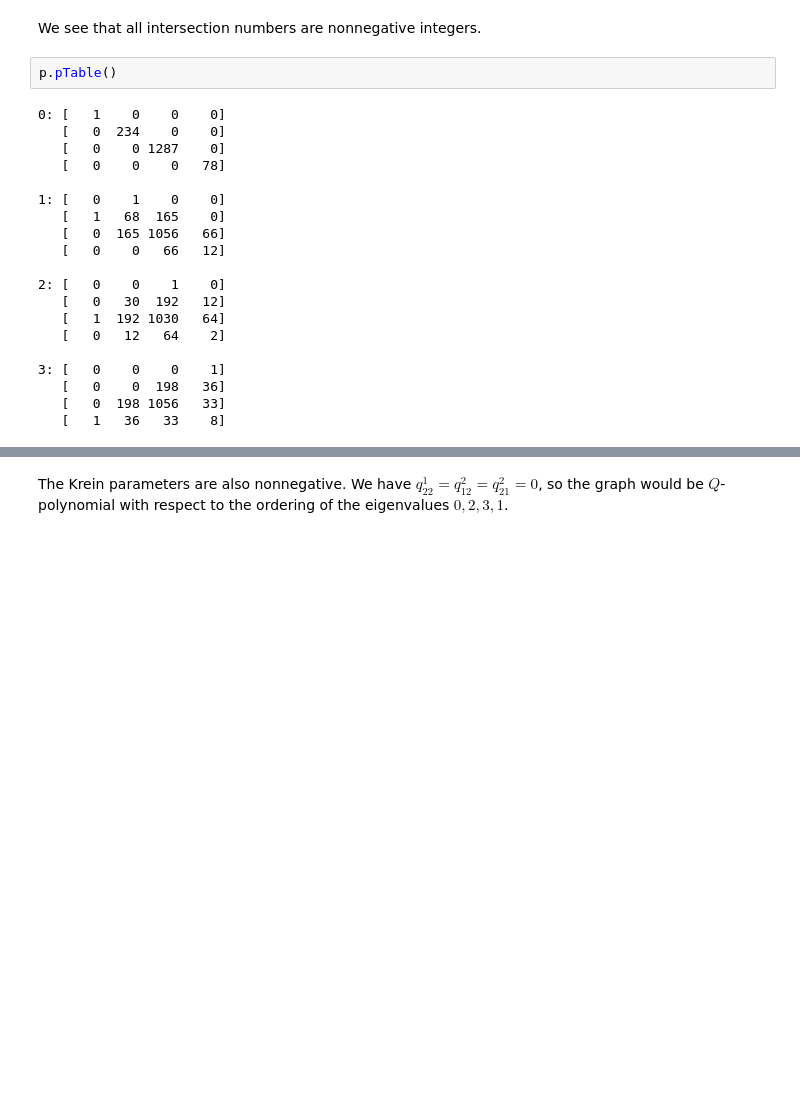
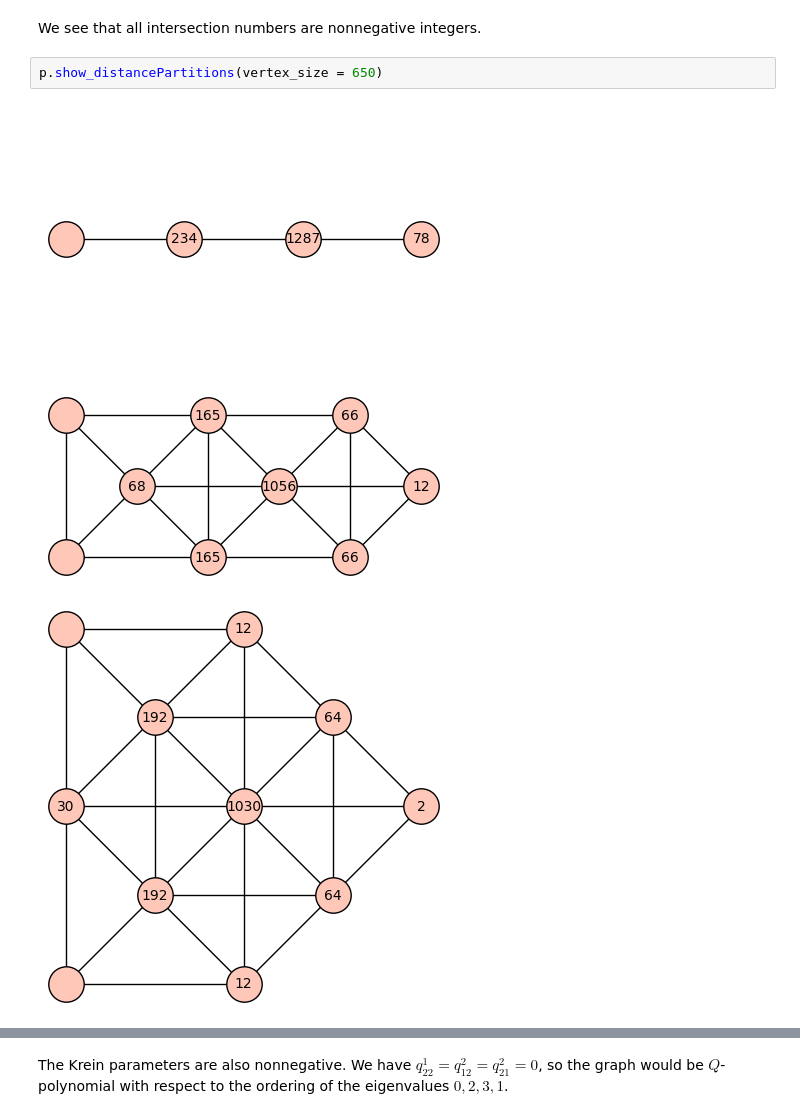
Before and after one commit to jaanos/sage-drg, a Jupyter notebook: jupyter/DRG-234-165-12-1-30-198.ipynb, the cells around one changed output, grey strips where cells are left out. Saved outputs shown, nothing was run; the diff lists cells and outputs as text; blank space fills up the shorter version.

```diff
--- a/jupyter/DRG-234-165-12-1-30-198.ipynb
+++ b/jupyter/DRG-234-165-12-1-30-198.ipynb
@@ -13,25 +13,9 @@ p.order()
 1600
 # %% [markdown]
 We see that all intersection numbers are nonnegative integers.
-# %%
-p.pTable()
-# %% [output]
-0: [   1    0    0    0]
-   [   0  234    0    0]
-   [   0    0 1287    0]
-   [   0    0    0   78]
-
-1: [   0    1    0    0]
-   [   1   68  165    0]
-   [   0  165 1056   66]
-   [   0    0   66   12]
-
-2: [   0    0    1    0]
-   [   0   30  192   12]
-   [   1  192 1030   64]
-   [   0   12   64    2]
-
-3: [   0    0    0    1]
-   [   0    0  198   36]
-   [   0  198 1056   33]
-   [   1   36   33    8]
+# %%
+p.show_distancePartitions(vertex_size = 650)
+# %% [output]
+[figure, added]
+[figure, added]
+[figure, added]
```
Also changed, not shown: parts of 1 cell of this notebook, 2 other files.
